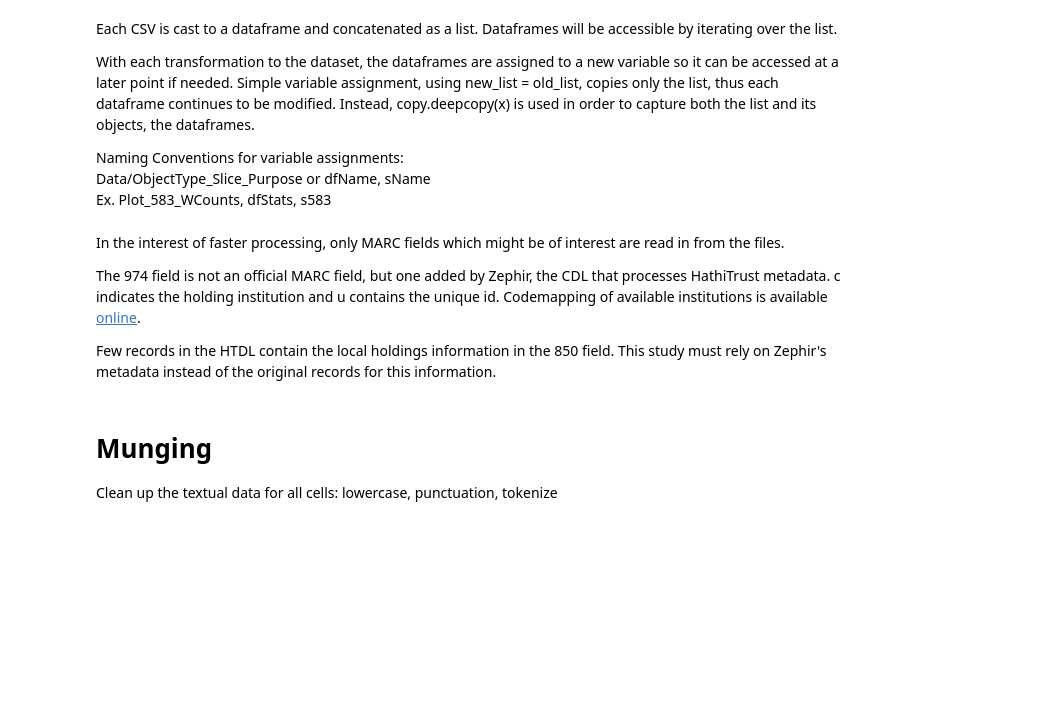
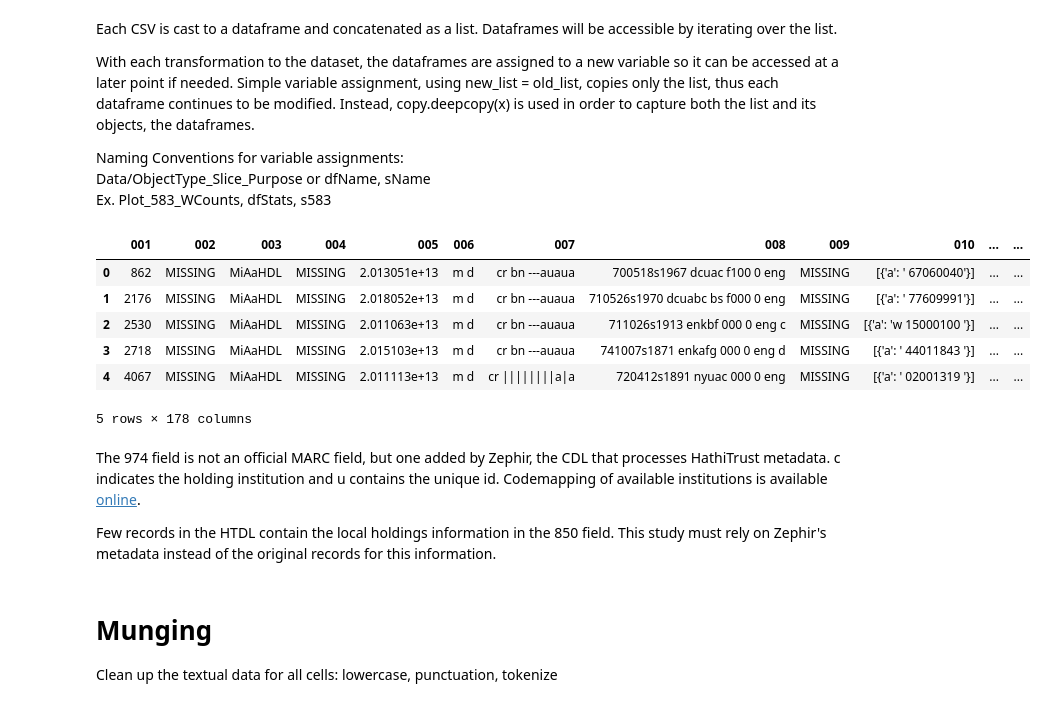
Before and after one commit to rdubnic2/OIDLPP, a Jupyter notebook: 2019 OIDLPP/KD/HTRC_MARC-processing-pandas.ipynb, the cells around one changed output. Drawn from its saved outputs; the diff is of its cells as text; code cells hidden in the pictures; blank space fills up the shorter version.

```diff
--- a/2019 OIDLPP/KD/HTRC_MARC-processing-pandas.ipynb
+++ b/2019 OIDLPP/KD/HTRC_MARC-processing-pandas.ipynb
@@ -27,38 +28,29 @@ Naming Conventions for variable assignments:
 Data/ObjectType_Slice_Purpose or dfName, sName
 Ex. Plot_583_WCounts, dfStats, s583
 # %%
-rootdir = r'C:\\Users\\kayle\\OneDrive\\Documents (OneDrive)\\ISchool\\2019 Summer\\Oxford\\HTRC-workingfiles\\HTRC-Meta-All'
+rootdir = r'C:\\Users\\kayle\\HTRC\\Research\\MARC Analysis\\data\\Test Segment'
 
 path_list = []
 
 for subdir, dirs, files in os.walk(rootdir):
     for file in files:
-        filepath = os.path.join(subdir, file)
-        path_list.append(filepath)
+        if file.endswith(".csv"):
+            filepath = os.path.join(subdir, file)
+            path_list.append(filepath)
 
 dataframes = []
 for path in path_list:
-    dataframes.append(pd.read_csv(path,
-                                 encoding='utf-8',
-                                  usecols=['001',
-                                           '010', # LCCN
-                                           '035',
-                                           '040', # Cataloging source
-                                           '041', # Language code
-                                           '100', # author
-                                           '245', # Title stmt
-                                           '250', # Edition stmt
-                                           '260', # Pub info
-                                           '300', # Phys desc
-                                           '500', # Gen notes
-                                           '520', # Annotation/summary
-                                           '561', # Ownership
-                                           '563', # Binding
-                                           '583', # Action
-                                           '600',
-                                           '610',
-                                           '611',
-                                           '648',
-                                           '650', # Topical Subject
-                                           '655',
-                                           '974'])) # Zephir's Hathi-specific
+    dataframes.append(pd.read_csv(path, encoding='utf-8'))
+
+
+df = pd.concat(dataframes, sort=True)
+# %%
+df.head()
+# %% [output]
+|  | 001 | 002 | 003 | 004 | 005 | 006 | 007 | 008 | 009 | 010 | ... | ... |
+| 0 | 862 | MISSING | MiAaHDL | MISSING | 2.013051e+13 | m d | cr bn ---auaua | 700518s1967 dcuac f100 0 eng | MISSING | [{'a': ' 67060040'}] | ... | ... |
+| 1 | 2176 | MISSING | MiAaHDL | MISSING | 2.018052e+13 | m d | cr bn ---auaua | 710526s1970 dcuabc bs f000 0 eng | MISSING | [{'a': ' 77609991'}] | ... | ... |
+| 2 | 2530 | MISSING | MiAaHDL | MISSING | 2.011063e+13 | m d | cr bn ---auaua | 711026s1913 enkbf 000 0 eng c | MISSING | [{'a': 'w 15000100 '}] | ... | ... |
+| 3 | 2718 | MISSING | MiAaHDL | MISSING | 2.015103e+13 | m d | cr bn ---auaua | 741007s1871 enkafg 000 0 eng d | MISSING | [{'a': ' 44011843 '}] | ... | ... |
+| 4 | 4067 | MISSING | MiAaHDL | MISSING | 2.011113e+13 | m d | cr ||||||||a|a | 720412s1891 nyuac 000 0 eng | MISSING | [{'a': ' 02001319 '}] | ... | ... |
+5 rows × 178 columns
@@ -65,6 +59,4 @@ for path in path_list:
 # %% [markdown]
-In the interest of faster processing, only MARC fields which might be of interest are read in from the files.
-
 The 974 field is not an official MARC field, but one added by Zephir, the CDL that processes HathiTrust metadata. c indicates the holding institution and u contains the unique id. Codemapping of available institutions is available [online](https://github.com/Bookworm-project/Bookworm-MARC/issues/1).
 
 Few records in the HTDL contain the local holdings information in the 850 field. This study must rely on Zephir's metadata instead of the original records for this information.
```
Also changed, not shown: parts of 15 cells of this notebook.
